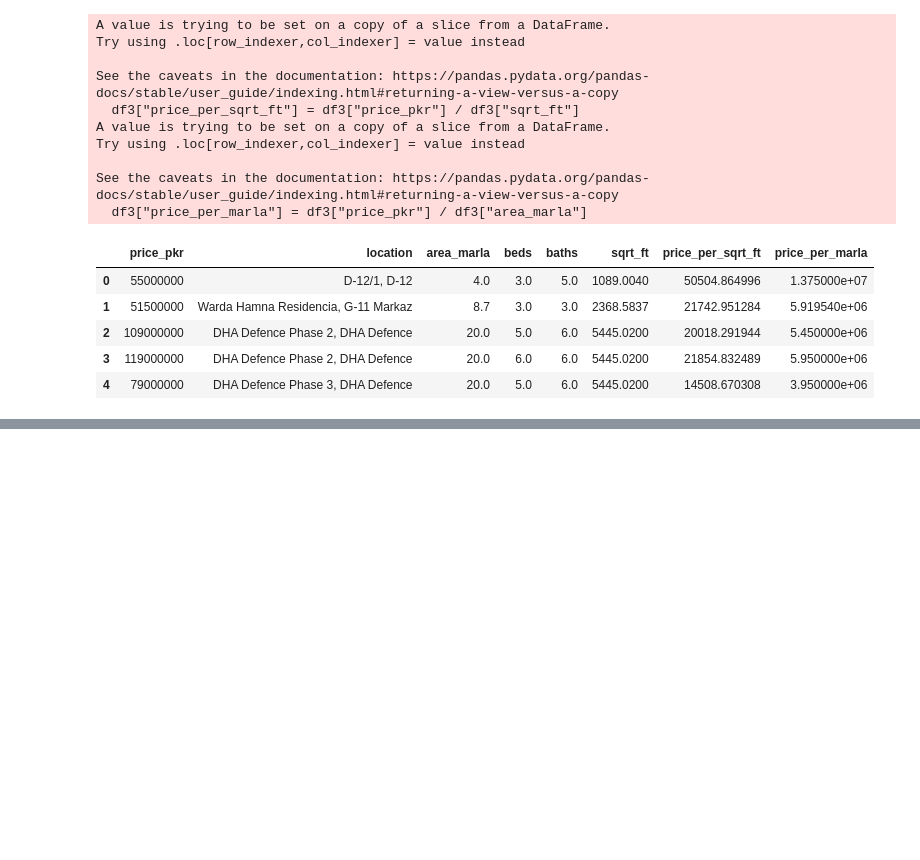
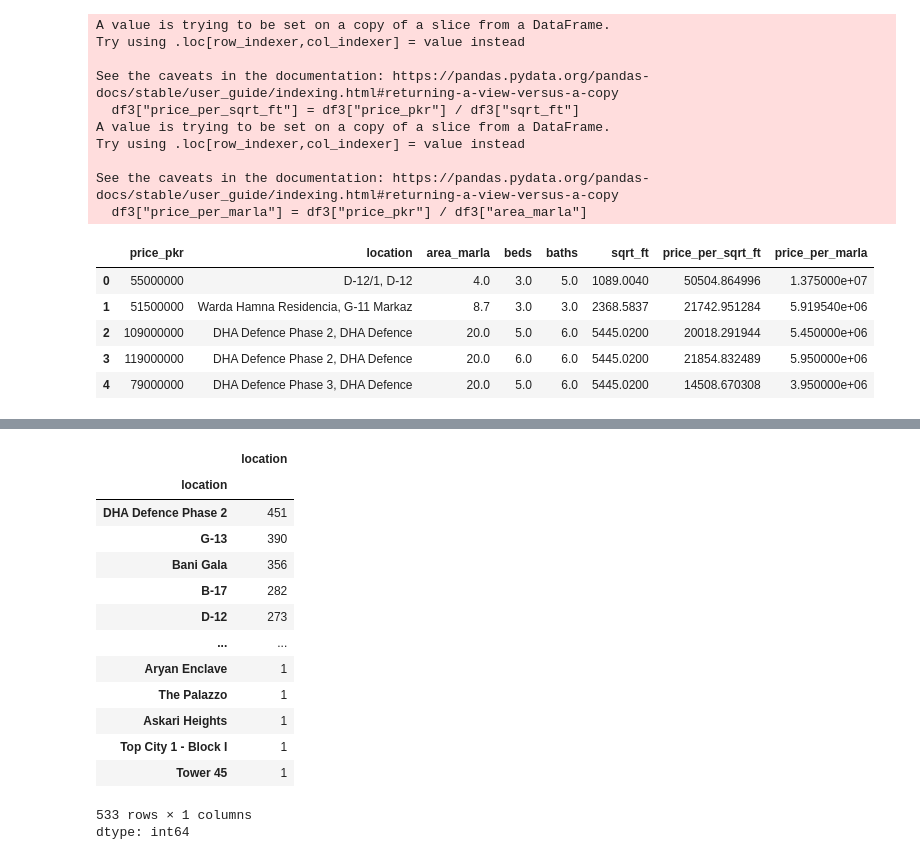
Before and after one commit to aliturab99/Islamabad_House_price_prediction_ML_Project, a Jupyter notebook: Zameen_com_Islamabad_Properties_Data_Science_Project.ipynb, the cells around one changed output, grey strips where cells are left out. Drawn from its saved outputs; the diff is of its cells as text; code cells hidden in the pictures; blank space fills up the shorter version.

```diff
--- a/Zameen_com_Islamabad_Properties_Data_Science_Project.ipynb
+++ b/Zameen_com_Islamabad_Properties_Data_Science_Project.ipynb
@@ -183,0 +196,19 @@ df4["location"] = df4["location"].apply(correctLocationNames)
+# %%
+locations_stats = df4.groupby("location")["location"].agg("count").sort_values(ascending=False)
+locations_stats
+# %% [output]
+|  | location |
+| location |  |
+| DHA Defence Phase 2 | 451 |
+| G-13 | 390 |
+| Bani Gala | 356 |
+| B-17 | 282 |
+| D-12 | 273 |
+| ... | ... |
+| Aryan Enclave | 1 |
+| The Palazzo | 1 |
+| Askari Heights | 1 |
+| Top City 1 - Block I | 1 |
+| Tower 45 | 1 |
+533 rows × 1 columns
+dtype: int64
```
Also changed, not shown: parts of 10 cells of this notebook.
